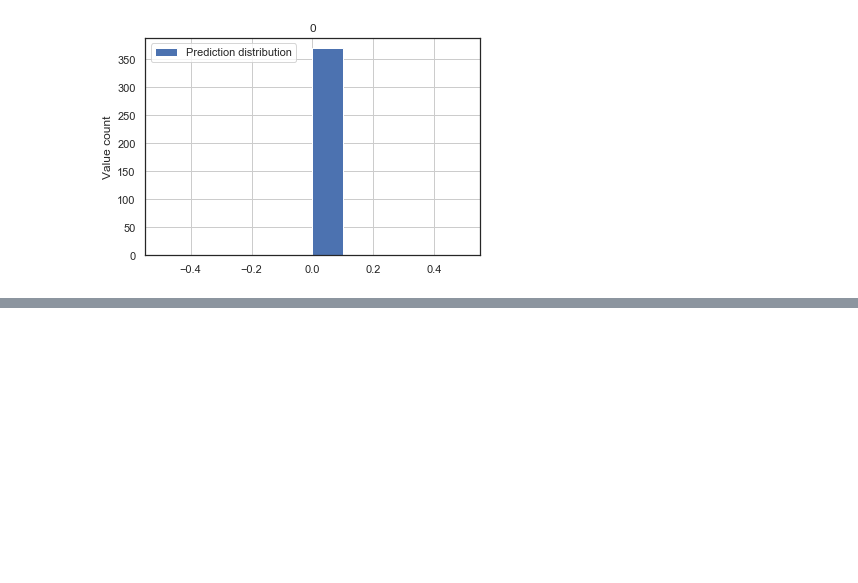
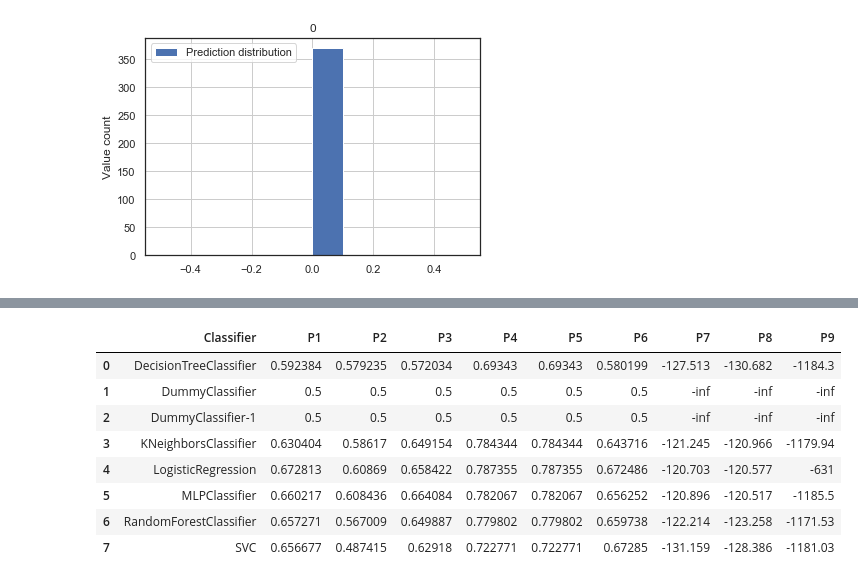
Before and after one commit to devakumar/dsfb-Project-Team3-2019, a Jupyter notebook: Project.ipynb, the cells around one changed output, grey strips where cells are left out. Drawn from its saved outputs; the diff is of its cells as text; code cells hidden in the pictures; blank space fills up the shorter version.

```diff
--- a/Project.ipynb
+++ b/Project.ipynb
@@ -3082,7 +3177,7 @@ df_predict.P5 = P5
 X_train, X_test, y_train, y_test = train_test_split(X, y_P8, test_size=0.2,  random_state=SEED)
 # %%
 # Pipeline
-P8_models = get_best_classifiers(X_train, y_train, scoring=scoring_metric)
+P6_models = get_best_classifiers(X_train, y_train, scoring=scoring_metric)
 # %% [output]
 ===============... Training the Random model...===============
 Fitting 3 folds for each of 1 candidates, totalling 3 fits
@@ -3140,7 +3235,7 @@ Best parameter (CV score =0.662):
 # %%
 ### Test the trained models on test dataset
 # %%
-P6_model_final, P6_test_results = test_final_models(P8_models, X_test, y_test)
+P6_model_final, P6_test_results = test_final_models(P6_models, X_test, y_test)
 P6_test_results[[scoring_metric]]
 # %% [output]
 |  | roc_auc |
@@ -3492,3 +3589,11 @@ df_predict.P9 = P9
+# %%
+def highlight_max(s):
+    '''
+    highlight the maximum in a Series yellow.
+    '''
+    is_max = s == s.max()
+    return ['background-color: green' if v else '' for v in is_max]
 # %%
 scores = pd.concat([results[[scoring_metric]] for results in [P1_test_results, P2_test_results, P3_test_results, P4_test_results, P4_test_results, P6_test_results, P7_test_results, P8_test_results, P9_test_results]], axis=1).reset_index()
 scores.columns = ['Classifier', 'P1', 'P2', 'P3', 'P4', 'P5', 'P6', 'P7', 'P8', 'P9']
+scores.fillna(-np.Inf, inplace=True)
@@ -3506,0 +3600,12 @@ scores
+# %%
+scores.style.apply(highlight_max)
+# %% [output]
+|  | Classifier | P1 | P2 | P3 | P4 | P5 | P6 | P7 | P8 | P9 |
+| 0 | DecisionTreeClassifier | 0.592384 | 0.579235 | 0.572034 | 0.69343 | 0.69343 | 0.580199 | -127.513 | -130.682 | -1184.3 |
+| 1 | DummyClassifier | 0.5 | 0.5 | 0.5 | 0.5 | 0.5 | 0.5 | -inf | -inf | -inf |
+| 2 | DummyClassifier-1 | 0.5 | 0.5 | 0.5 | 0.5 | 0.5 | 0.5 | -inf | -inf | -inf |
+| 3 | KNeighborsClassifier | 0.630404 | 0.58617 | 0.649154 | 0.784344 | 0.784344 | 0.643716 | -121.245 | -120.966 | -1179.94 |
+| 4 | LogisticRegression | 0.672813 | 0.60869 | 0.658422 | 0.787355 | 0.787355 | 0.672486 | -120.703 | -120.577 | -631 |
+| 5 | MLPClassifier | 0.660217 | 0.608436 | 0.664084 | 0.782067 | 0.782067 | 0.656252 | -120.896 | -120.517 | -1185.5 |
+| 6 | RandomForestClassifier | 0.657271 | 0.567009 | 0.649887 | 0.779802 | 0.779802 | 0.659738 | -122.214 | -123.258 | -1171.53 |
+| 7 | SVC | 0.656677 | 0.487415 | 0.62918 | 0.722771 | 0.722771 | 0.67285 | -131.159 | -128.386 | -1181.03 |
```
Also changed, not shown: parts of 73 cells of this notebook.
